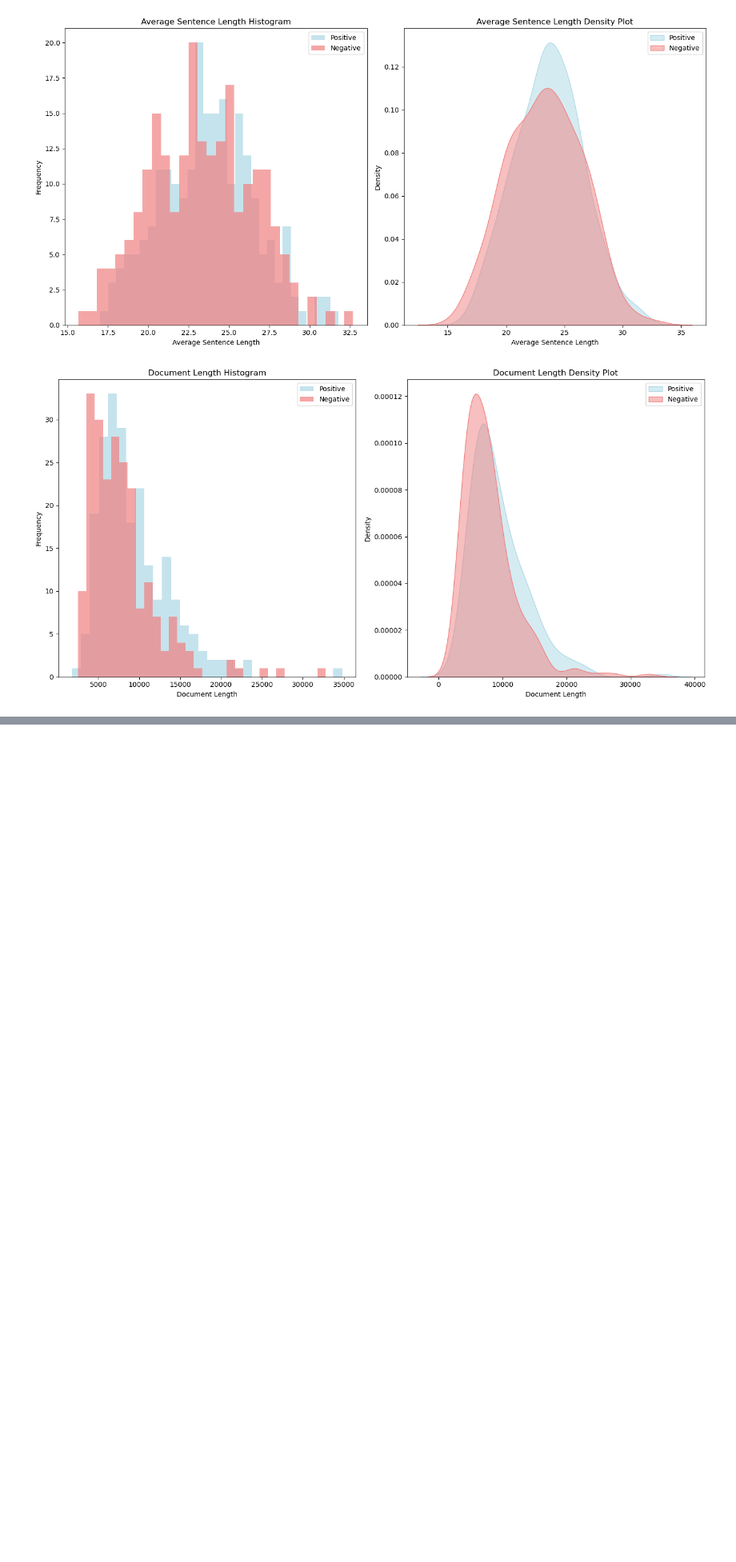
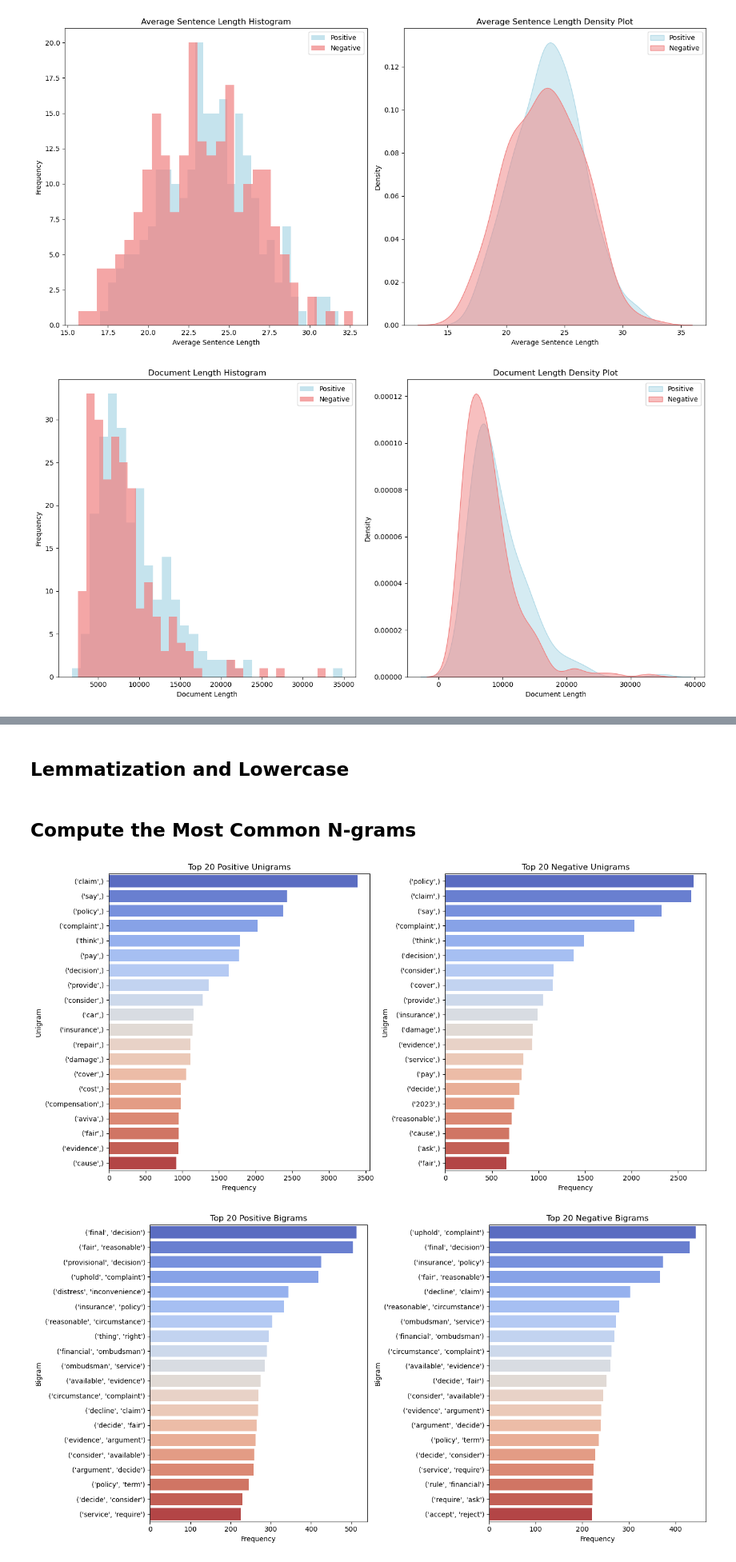
Before and after one commit to LeleVibrato/sb-code, a Jupyter notebook: eda.ipynb, the cells around one changed output, grey strips where cells are left out. Shown at 80% size. Saved outputs shown, nothing was run; the diff lists cells and outputs as text; code cells hidden in the pictures; blank space fills up the shorter version.

```diff
--- a/eda.ipynb
+++ b/eda.ipynb
@@ -100,0 +272,74 @@ for metric_name, pos_metric, neg_metric in metrics:
+# %% [markdown]
+## Lemmatization and Lowercase
+# %%
+##  Lowercase and lemmatise the tokens
+def lowercase_and_lemmatise(docs):
+    lemmatised_docs = []
+    for doc in docs:
+        # remove "\n", "Mr", "Mrs", "Miss" and "Ms"
+        doc = [token for token in doc if token.text not in ['\n', 'Mr', 'Mrs', 'Miss', 'Ms']]
+        # remove single characters
+        doc = [token for token in doc if len(token.text) > 1]
+        # lemmatise the tokens
+        lemmatised_tokens = [token.lemma_.lower() for token in doc]
+
+        lemmatised_docs.append(lemmatised_tokens)
+    return lemmatised_docs
+
+# lowercase and lemmatise the tokens
+lemmatised_positive_docs = lowercase_and_lemmatise(positive_cleaned_docs)
+lemmatised_negative_docs = lowercase_and_lemmatise(negative_cleaned_docs)
+# %% [markdown]
+## Compute the Most Common N-grams
+# %%
+# What are the most common tokens, bigrams, trigrams and fourgrams?
+from nltk.util import ngrams
+# function to extract n-grams
+def extract_ngrams(docs, n):
+    ngram_counts = Counter()
+    for doc in docs:
+        ngram_counts.update(ngrams(doc, n))
+    return ngram_counts
+
+# extract n-grams for positive and negative documents
+positive_unigrams = extract_ngrams(lemmatised_positive_docs, 1)
+negative_unigrams = extract_ngrams(lemmatised_negative_docs, 1)
+positive_bigrams = extract_ngrams(lemmatised_positive_docs, 2)
+negative_bigrams = extract_ngrams(lemmatised_negative_docs, 2)
+positive_trigrams = extract_ngrams(lemmatised_positive_docs, 3)
+negative_trigrams = extract_ngrams(lemmatised_negative_docs, 3)
+positive_fourgrams = extract_ngrams(lemmatised_positive_docs, 4)
+negative_fourgrams = extract_ngrams(lemmatised_negative_docs, 4)
+
+# function to plot n-grams
+
+def plot_ngrams(positive_ngrams, negative_ngrams, ngram_name, num_ngrams=20):
+    fig, axs = plt.subplots(1, 2, figsize=(14, 7))
+
+    # positive n-grams
+    positive_ngram_df = pd.DataFrame(positive_ngrams.most_common(num_ngrams), columns=[ngram_name, 'Frequency'])
+    # switch axes for better readability
+    sns.barplot(x='Frequency', y=ngram_name, data=positive_ngram_df, ax=axs[0], palette='coolwarm')
+    axs[0].set_title(f'Top {num_ngrams} Positive {ngram_name}s')
+
+    # negative n-grams
+    negative_ngram_df = pd.DataFrame(negative_ngrams.most_common(num_ngrams), columns=[ngram_name, 'Frequency'])
+    sns.barplot(x='Frequency', y=ngram_name, data=negative_ngram_df, ax=axs[1], palette='coolwarm')
+    axs[1].set_title(f'Top {num_ngrams} Negative {ngram_name}s')
+
+    plt.tight_layout()
+
+# plot unigrams
+plot_ngrams(positive_unigrams, negative_unigrams, 'Unigram')
+
+# plot bigrams
+plot_ngrams(positive_bigrams, negative_bigrams, 'Bigram')
+
+# plot trigrams
+plot_ngrams(positive_trigrams, negative_trigrams, 'Trigram')
+
+# plot fourgrams
+plot_ngrams(positive_fourgrams, negative_fourgrams, 'Fourgram')
+# %% [output]
+[figure, added]
+[figure, added]
```
Also changed, not shown: parts of 9 cells of this notebook.
